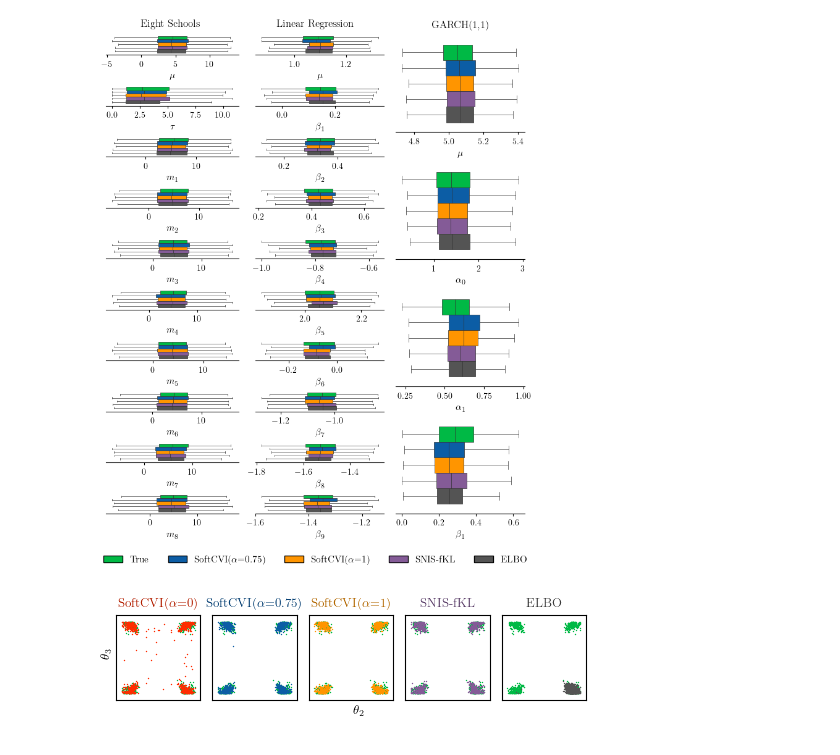
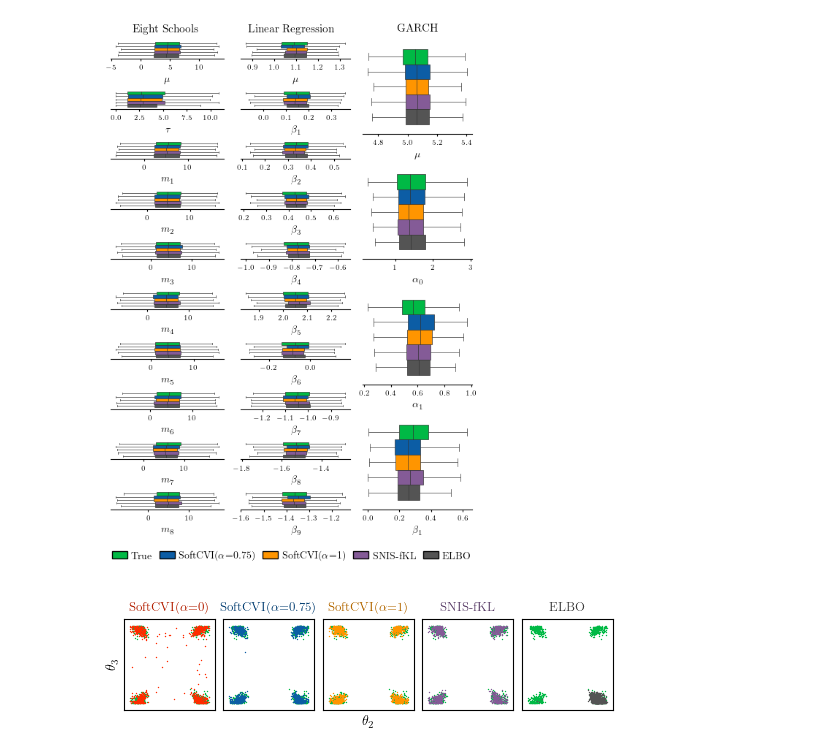
Before and after one commit to danielward27/softcvi_validation, a Jupyter notebook: plots/plot_individual_runs.ipynb, the cells around one changed output. Cells and saved outputs as stored; diff of their text form; code cells hidden in the pictures.

Commit message:
Update plots to avoid bbox tight

```diff
--- a/plots/plot_individual_runs.ipynb
+++ b/plots/plot_individual_runs.ipynb
@@ -70,7 +70,10 @@ def samples_to_df(samples):
     df = pd.concat(dfs)
     return df.melt(id_vars="source", var_name="parameter", value_name="value")
 # %%
-fig = plt.figure(layout='constrained', figsize=(7, 9))
+fig = plt.figure(
+    layout='constrained',
+    figsize=(plt.rcParams['figure.figsize'][0], 7.5),
+    )
 subfigs = fig.subfigures(nrows=2, ncols=3, height_ratios=[20, 1])
 
 param_to_plot_name = {
@@ -103,46 +106,37 @@ for subfig, (task_name, param_name_dict) in zip(subfigs[0], param_to_plot_name.i
     samples = task_samples[task_name]
     samples = {k: v for k, v in samples.items() if k!=r"SoftCVI($\alpha$=0)"}
 
     df = samples_to_df(samples)
 
     for ax, (param_name, xlabel) in zip(axes, param_name_dict.items(), strict=True):
-        #plot_legend = param_name=="mu" and task_name == "eight_schools"
 
         box_plt = sns.boxplot(
             df[df["parameter"] == param_name],
-            legend=False,#plot_legend,
+            legend=False,
             ax=ax,
             **kwargs,
         )
         ax.set_yticks([])
         ax.set_xlabel(xlabel)
         ax.spines['top'].set_visible(False)
         ax.spines['right'].set_visible(False)
         ax.spines['left'].set_visible(False)
 
-
-    #subfig.patch.set_linewidth(0.5)
-    #subfig.patch.set_edgecolor('black')
-
-
 subfigs[0, 0].suptitle("Eight Schools")
 subfigs[0, 1].suptitle("Linear Regression")
-subfigs[0, 2].suptitle("GARCH(1,1)")
+subfigs[0, 2].suptitle("GARCH")
 
 
 # Add another subfigure to store legend
-
 handles = [
     mpatches.Patch(facecolor=v, label=k, edgecolor="black")
     for k, v in palette.items() if "=0)" not in k
     ]
-subfigs[1,1].legend(
-    handles=handles, ncols=5, loc="center",
-)
 
+subfigs[1,1].legend(handles=handles, ncols=5, columnspacing=0.75)
 plt.savefig(f"plots/plots/single_run_boxplots_{hyperparam_str}.pdf")
 # %% [output]
-[figure, old version]
+[figure, new version]
 # %%
 ## For SLCP we focus on the posterior marginal showing the four modes
 from copy import copy
@@ -150,7 +144,8 @@ from copy import copy
 samples = copy(task_samples["slcp"])
 true_samples = samples.pop("True")
 
-fig, axes = plt.subplots(ncols=len(samples))
+fig = plt.figure(figsize=(plt.rcParams["figure.figsize"][0], 1.3), layout="constrained")
+axes = fig.subplots(ncols=len(samples))
 
 for ax, (k, v) in zip(axes, samples.items(), strict=False):
     s = 1
@@ -187,10 +182,8 @@ for ax, (k, v) in zip(axes, samples.items(), strict=False):
     title_color = tuple(0.7*c for c in title_color)
     ax.set_title(k, color=title_color, fontdict={"fontsize": 9})
 
-fig.supxlabel(r"$\theta_2$",  x= 0.535, y=0.23, fontsize=9)
-fig.supylabel(r"$\theta_3$", x=0.035,  y=0.545, fontsize=9)
-fig.tight_layout()
-fig.set_size_inches(5.15, 2)
+axes[0].set_ylabel(r"$\theta_3$")
+axes[2].set_xlabel(r"$\theta_2$")
 fig.savefig(f"plots/plots/slcp_mass_covering_{hyperparam_str}.pdf", dpi=450)
 # %% [output]
-[figure, old version]
+[figure, new version]
```
Also changed, not shown: 10 other files.
